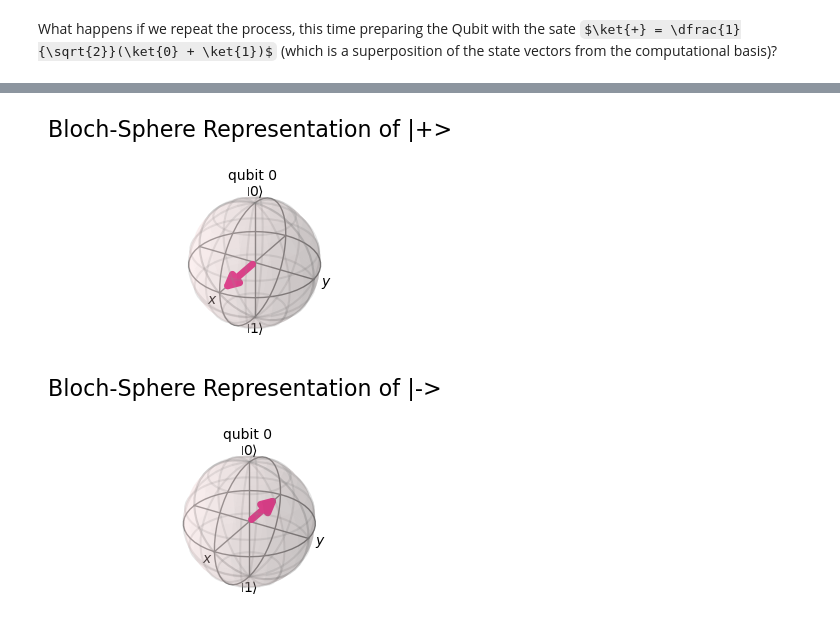
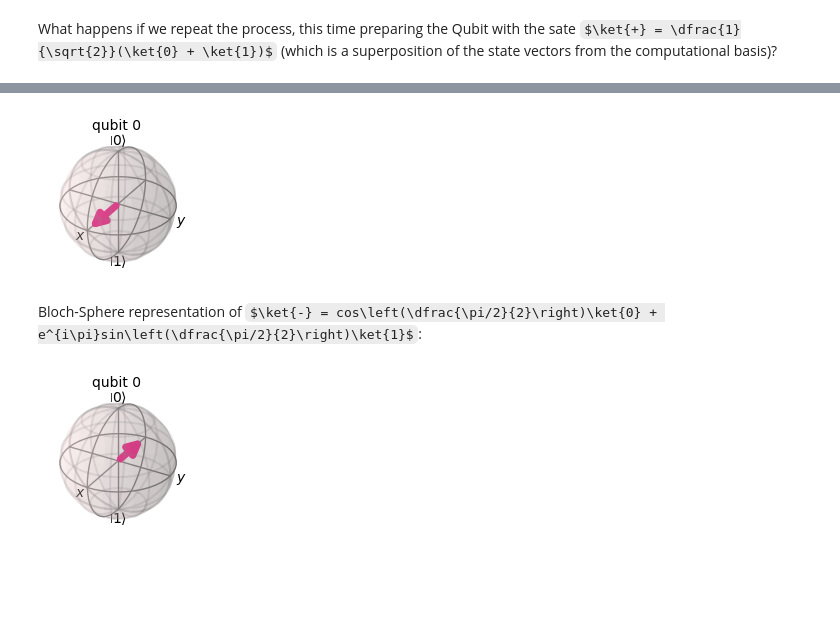
Before and after one commit to xaviermondragon/qiskit_explorations, a Jupyter notebook: one_qubit.ipynb, the cells around one changed output, grey strips where cells are left out. Cells and saved outputs as stored; diff of their text form; code cells hidden in the pictures; some formulas as TeX source; blank space fills up the shorter version.

```diff
--- a/one_qubit.ipynb
+++ b/one_qubit.ipynb
@@ -117,12 +125,16 @@ plot_bloch_multivector(circuit ,title="Bloch-Sphere Representation of |->", figs
 # %%
 state_vector = Statevector.from_label('1')
 circuit.initialize([1/sqrt(2), 1/sqrt(2)], 0, 1)
-plot_bloch_multivector(circuit ,title="Bloch-Sphere Representation of |+>", figsize=(2,2))
+#plot_bloch_multivector(circuit, title="Bloch-Sphere Representation of |+>", figsize=(2,2))
+plot_bloch_multivector(circuit, figsize=(2,2))
 # %% [output]
-[figure, old version]
+[figure, new version]
+# %% [markdown]
+Bloch-Sphere representation of $\ket{-} = cos\left(\dfrac{\pi/2}{2}\right)\ket{0} + e^{i\pi}sin\left(\dfrac{\pi/2}{2}\right)\ket{1}$:
 # %%
 state_vector = Statevector.from_label('1')
 circuit.initialize([1/sqrt(2), -1/sqrt(2)], 0, 1)
-plot_bloch_multivector(circuit ,title="Bloch-Sphere Representation of |->", figsize=(2,2))
+#plot_bloch_multivector(circuit ,title="Bloch-Sphere Representation of |->", figsize=(2,2))
+plot_bloch_multivector(circuit, figsize=(2,2))
 # %% [output]
-[figure, old version]
+[figure, new version]
```
Also changed, not shown: parts of 8 cells of this notebook.
